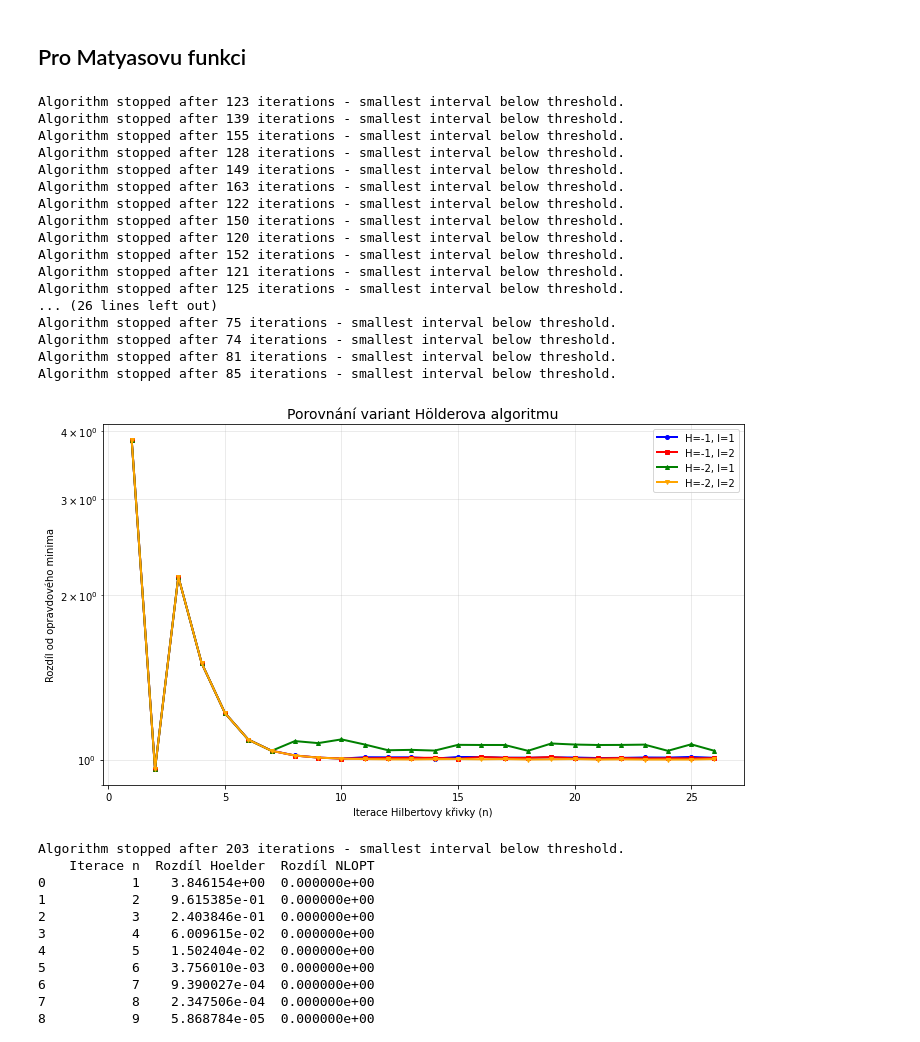
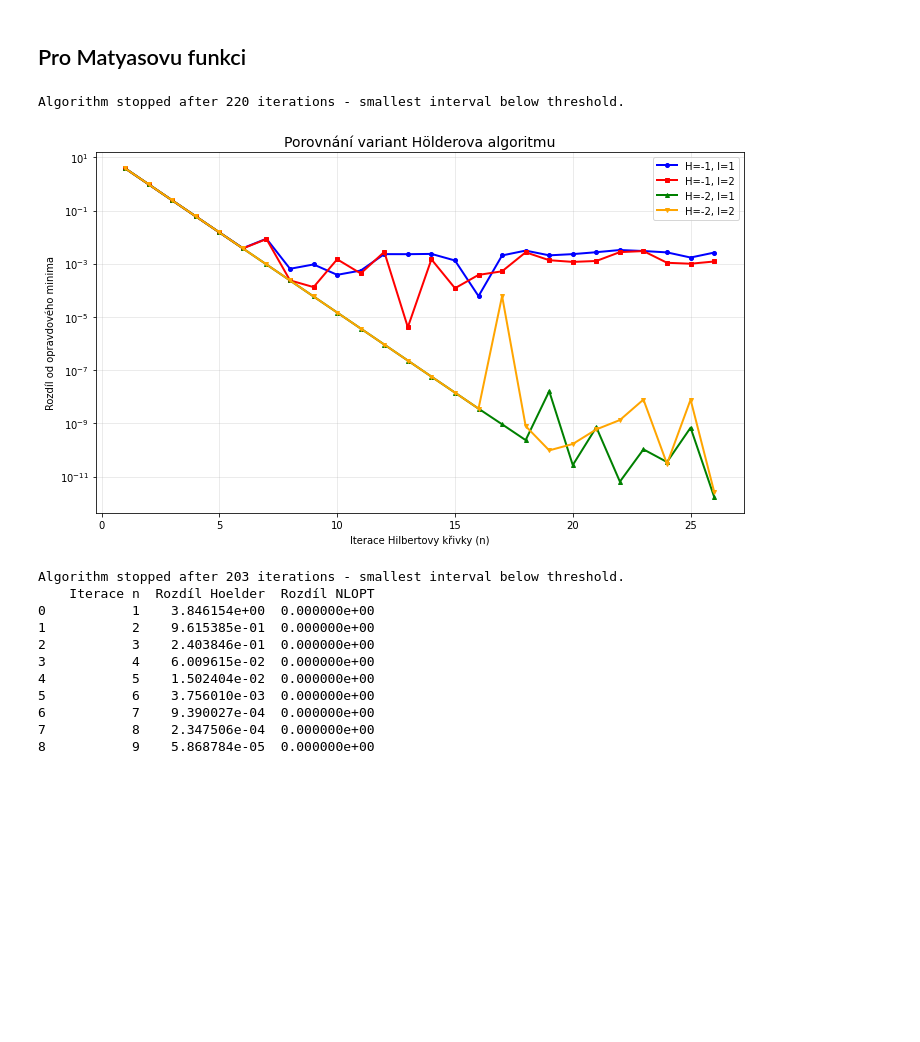
Before and after one commit to NIE0087/BP---prostor-vyplnujici-krivky, a Jupyter notebook: example2D.ipynb, the cells around one changed output. Drawn from its saved outputs; the diff is of its cells as text; code cells hidden in the pictures; blank space fills up the shorter version.

```diff
--- a/example2D.ipynb
+++ b/example2D.ipynb
@@ -411,26 +453,10 @@ y_max3 = 10
 # y_max3 = 1
 true_min3 = 0.0
 # %%
-h2d.compare_holder_variants(r=1.01, eps=1e-8, max_iter=300, N_vals=[1,2,3,4,5,6,7,8,9,10,11,12,13,14,15,16,17,18,19,20,21,22,23,24,25,26], whatFunc=2, true_min=true_min3)
+h2d.compare_holder_variants(r=1.12, eps=1e-8, max_iter=300, N_vals=[1,2,3,4,5,6,7,8,9,10,11,12,13,14,15,16,17,18,19,20,21,22,23,24,25,26], whatFunc=2, true_min=true_min3)
 # %% [output]
-Algorithm stopped after 123 iterations - smallest interval below threshold.
-Algorithm stopped after 139 iterations - smallest interval below threshold.
-Algorithm stopped after 155 iterations - smallest interval below threshold.
-Algorithm stopped after 128 iterations - smallest interval below threshold.
-Algorithm stopped after 149 iterations - smallest interval below threshold.
-Algorithm stopped after 163 iterations - smallest interval below threshold.
-Algorithm stopped after 122 iterations - smallest interval below threshold.
-Algorithm stopped after 150 iterations - smallest interval below threshold.
-Algorithm stopped after 120 iterations - smallest interval below threshold.
-Algorithm stopped after 152 iterations - smallest interval below threshold.
-Algorithm stopped after 121 iterations - smallest interval below threshold.
-Algorithm stopped after 125 iterations - smallest interval below threshold.
-... (26 lines left out)
-Algorithm stopped after 75 iterations - smallest interval below threshold.
-Algorithm stopped after 74 iterations - smallest interval below threshold.
-Algorithm stopped after 81 iterations - smallest interval below threshold.
-Algorithm stopped after 85 iterations - smallest interval below threshold.
+Algorithm stopped after 220 iterations - smallest interval below threshold.
-[figure, old version]
+[figure, new version]
 # %%
 I=1
 H = -2
```
Also changed, not shown: parts of 8 cells of this notebook, 3 other files.
